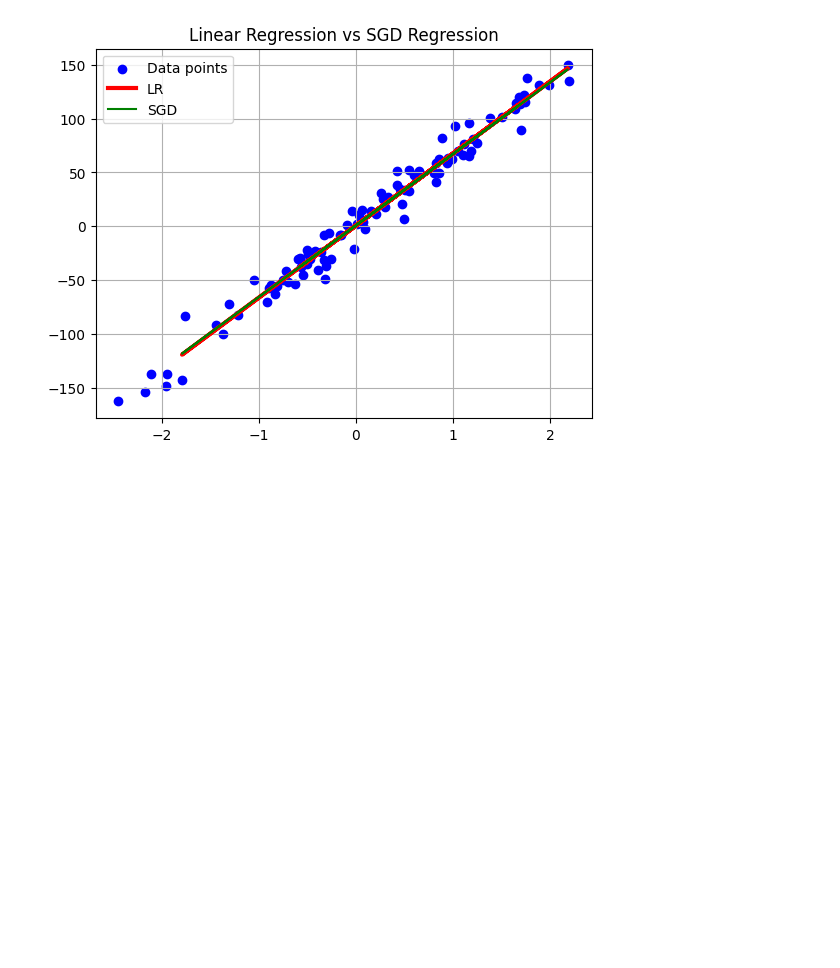
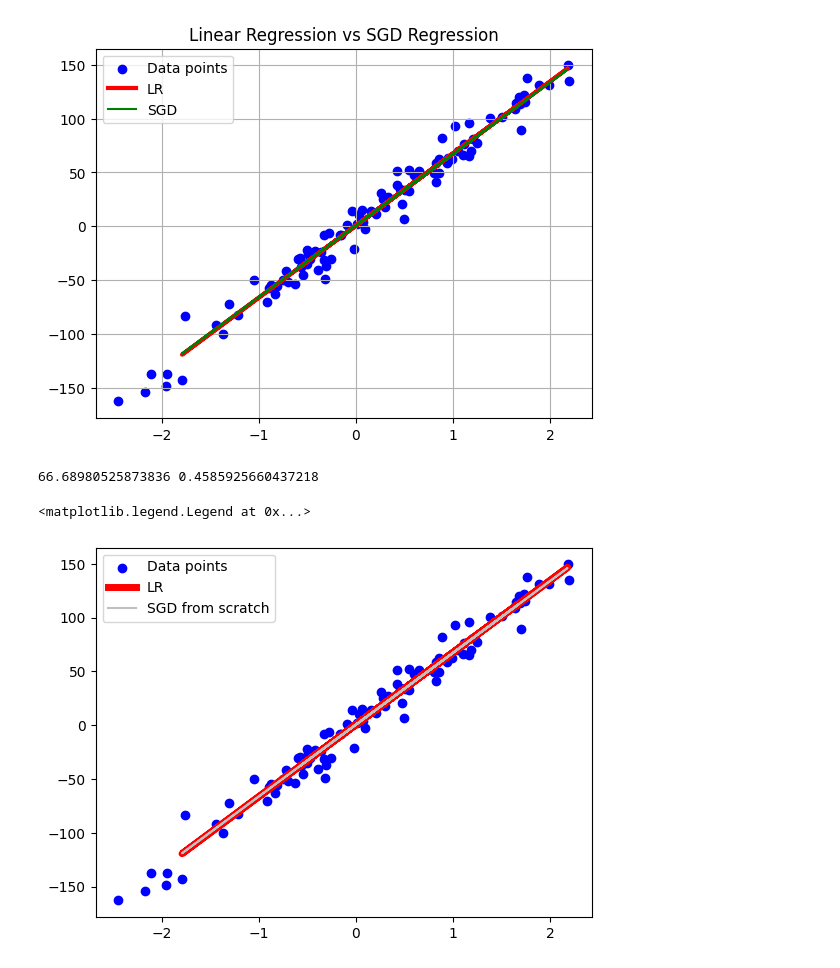
Before and after one commit to aditya002212-hash/mlfoundation, a Jupyter notebook: regression.ipynb, the cells around one changed output. Cells and saved outputs as stored; diff of their text form; code cells hidden in the pictures; blank space fills up the shorter version.

Commit message:
aded sgd from scratch

```diff
--- a/regression.ipynb
+++ b/regression.ipynb
@@ -72,3 +72,33 @@ plt.title('Linear Regression vs SGD Regression')
 [66.44911985] [0.57785535]
 Text(0.5, 1.0, 'Linear Regression vs SGD Regression')
 [figure]
+# %%
+# SGD regressor from scratch
+class SGD_reg():
+    def __init__(self,learning_rate=0.01,epoch=100):
+        self.lr=learning_rate
+        self.epoch=epoch
+        self.m=1
+        self.b=100
+    def fit(self,X,y):
+        # calcualte the b using GD
+        for i in range(self.epoch):
+            loss_slope_b = -2 * np.sum(y - self.m*X.ravel() - self.b)
+            loss_slope_m = -2 * np.sum((y - self.m*X.ravel() - self.b)*X.ravel())
+
+            self.b = self.b - (self.lr * loss_slope_b)
+            self.m = self.m - (self.lr * loss_slope_m)
+        print(self.m,self.b)
+    def predict(self,X):
+        return self.m*X+self.b
+model=SGD_reg()
+model.fit(X_train,Y_train)
+y_pred_sgd_reg=model.predict(X_test)
+plt.scatter(X,Y,color='blue',label='Data points')
+plt.plot(X_test,y_pred_lr,color='red',label='LR',linewidth=5)
+plt.plot(X_test,y_pred_sgd_reg,color='silver',label='SGD from scratch')
+plt.legend()
+# %% [output]
+66.68980525873836 0.4585925660437218
+<matplotlib.legend.Legend at 0x...>
+[figure, added]
```
